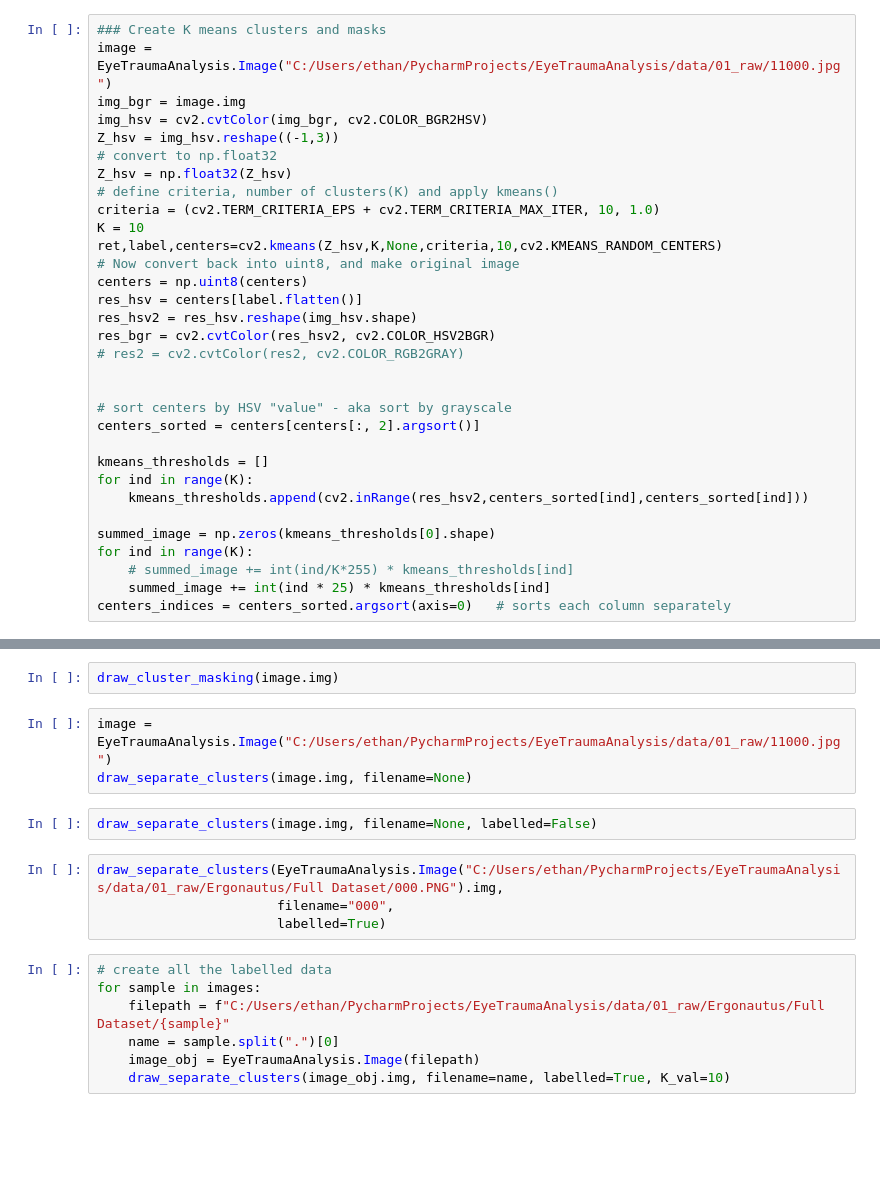
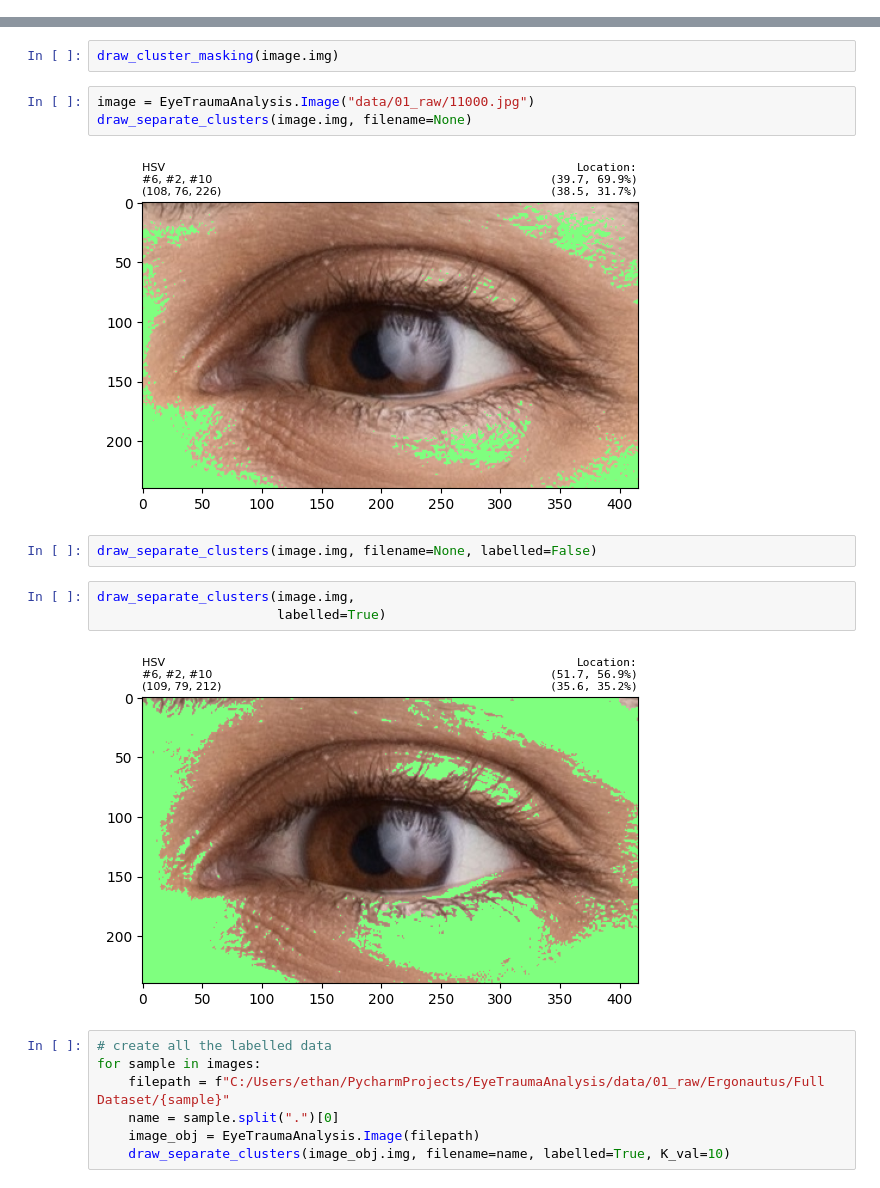
Before and after one commit to ethanrasmussen/EyeTraumaAnalysis, a Jupyter notebook: src/notebooks/RSY_2_kmeans_save_output.ipynb, the cells around one changed output, grey strips where cells are left out. Cells and saved outputs as stored; diff of their text form; blank space fills up the shorter version.

```diff
--- a/src/notebooks/RSY_2_kmeans_save_output.ipynb
+++ b/src/notebooks/RSY_2_kmeans_save_output.ipynb
@@ -48,35 +53,3 @@ def get_spatial_metrics(mask):
         to_return[ind]["mean"] = np.mean(grids[ind], where=mask.astype(bool))
         to_return[ind]["sd"] = np.std(grids[ind], where=mask.astype(bool))
     return to_return
-# %%
-### Create K means clusters and masks
-image = EyeTraumaAnalysis.Image("C:/Users/ethan/PycharmProjects/EyeTraumaAnalysis/data/01_raw/11000.jpg")
-img_bgr = image.img
-img_hsv = cv2.cvtColor(img_bgr, cv2.COLOR_BGR2HSV)
-Z_hsv = img_hsv.reshape((-1,3))
-# convert to np.float32
-Z_hsv = np.float32(Z_hsv)
-# define criteria, number of clusters(K) and apply kmeans()
-criteria = (cv2.TERM_CRITERIA_EPS + cv2.TERM_CRITERIA_MAX_ITER, 10, 1.0)
-K = 10
-ret,label,centers=cv2.kmeans(Z_hsv,K,None,criteria,10,cv2.KMEANS_RANDOM_CENTERS)
-# Now convert back into uint8, and make original image
-centers = np.uint8(centers)
-res_hsv = centers[label.flatten()]
-res_hsv2 = res_hsv.reshape(img_hsv.shape)
-res_bgr = cv2.cvtColor(res_hsv2, cv2.COLOR_HSV2BGR)
-# res2 = cv2.cvtColor(res2, cv2.COLOR_RGB2GRAY)
-
-
-# sort centers by HSV "value" - aka sort by grayscale
-centers_sorted = centers[centers[:, 2].argsort()]
-
-kmeans_thresholds = []
-for ind in range(K):
-    kmeans_thresholds.append(cv2.inRange(res_hsv2,centers_sorted[ind],centers_sorted[ind]))
-
-summed_image = np.zeros(kmeans_thresholds[0].shape)
-for ind in range(K):
-    # summed_image += int(ind/K*255) * kmeans_thresholds[ind]
-    summed_image += int(ind * 25) * kmeans_thresholds[ind]
-centers_indices = centers_sorted.argsort(axis=0)   # sorts each column separately
@@ -224,14 +184,17 @@ summed_image
 # %%
 draw_cluster_masking(image.img)
 # %%
-image = EyeTraumaAnalysis.Image("C:/Users/ethan/PycharmProjects/EyeTraumaAnalysis/data/01_raw/11000.jpg")
+image = EyeTraumaAnalysis.Image("data/01_raw/11000.jpg")
 draw_separate_clusters(image.img, filename=None)
+# %% [output]
+[figure, added]
 # %%
 draw_separate_clusters(image.img, filename=None, labelled=False)
-# %%
-draw_separate_clusters(EyeTraumaAnalysis.Image("C:/Users/ethan/PycharmProjects/EyeTraumaAnalysis/data/01_raw/Ergonautus/Full Dataset/000.PNG").img,
-                       filename="000",
-                       labelled=True)
+# %%
+draw_separate_clusters(image.img,
+                       labelled=True)
+# %% [output]
+[figure, added]
 # %%
 # create all the labelled data
 for sample in images:
```
Also changed, not shown: parts of 14 cells of this notebook, 23 other files.
